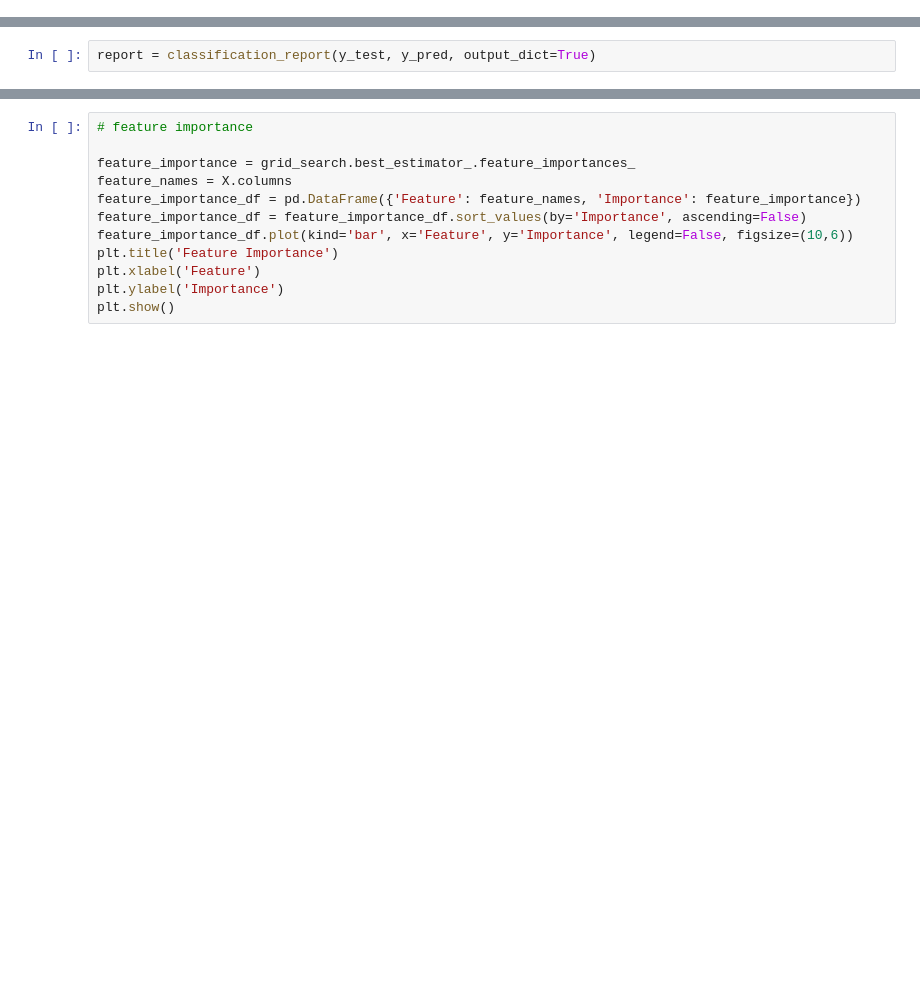
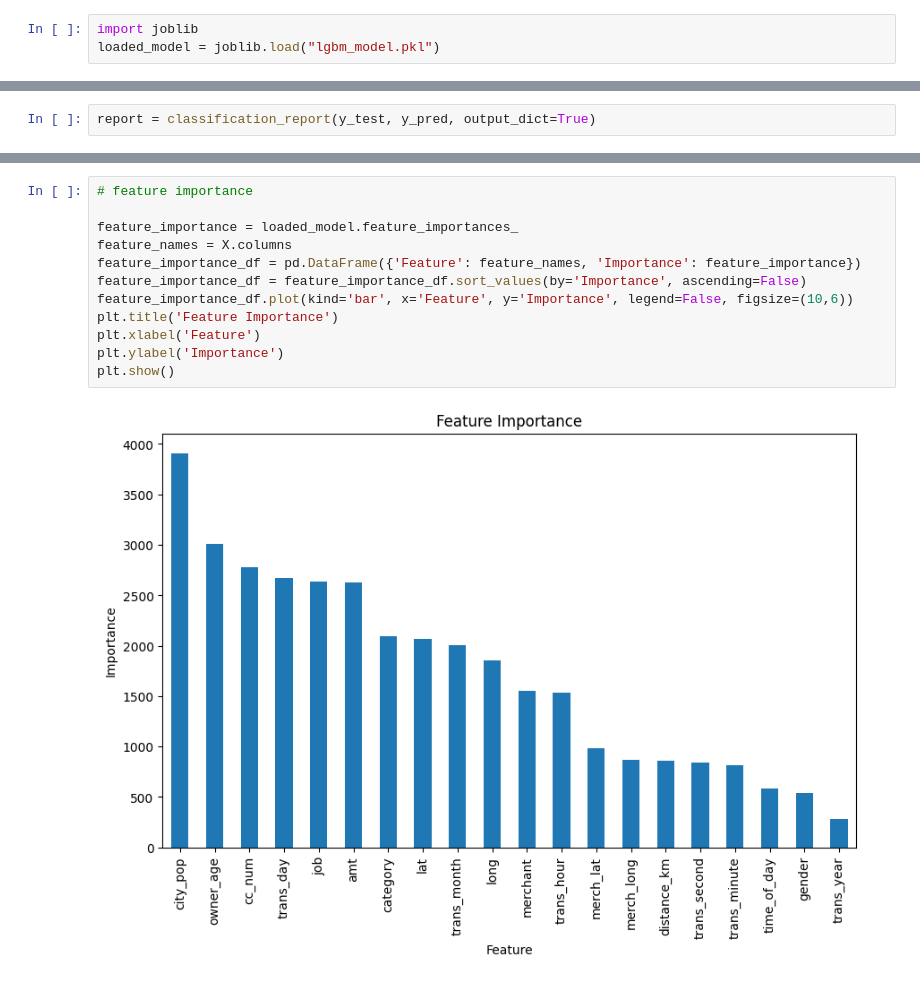
Before and after one commit to prabin4/Amnilinternship, a Jupyter notebook: Assignment credit card fraud detection (multi model)/lgbm.ipynb, the cells around one changed output, grey strips where cells are left out. Cells and saved outputs as stored; diff of their text form; blank space fills up the shorter version.

Commit message:
running lgbm

```diff
--- a/Assignment credit card fraud detection (multi model)/lgbm.ipynb
+++ b/Assignment credit card fraud detection (multi model)/lgbm.ipynb
@@ -314,0 +299,3 @@ KeyboardInterrupt:
+# %%
+import joblib
+loaded_model = joblib.load("lgbm_model.pkl")
@@ -323,15 +332,17 @@ with mlflow.start_run(experiment_id=produced_model) as run:
 # %%
 # feature importance
 
-feature_importance = grid_search.best_estimator_.feature_importances_
+feature_importance = loaded_model.feature_importances_
 feature_names = X.columns
 feature_importance_df = pd.DataFrame({'Feature': feature_names, 'Importance': feature_importance})
 feature_importance_df = feature_importance_df.sort_values(by='Importance', ascending=False)
 feature_importance_df.plot(kind='bar', x='Feature', y='Importance', legend=False, figsize=(10,6))
 plt.title('Feature Importance')
 plt.xlabel('Feature')
 plt.ylabel('Importance')
 plt.show()
+# %% [output]
+[figure, added]
 # %%
 #using shap
 import shap
```
Also changed, not shown: parts of 10 cells of this notebook.
